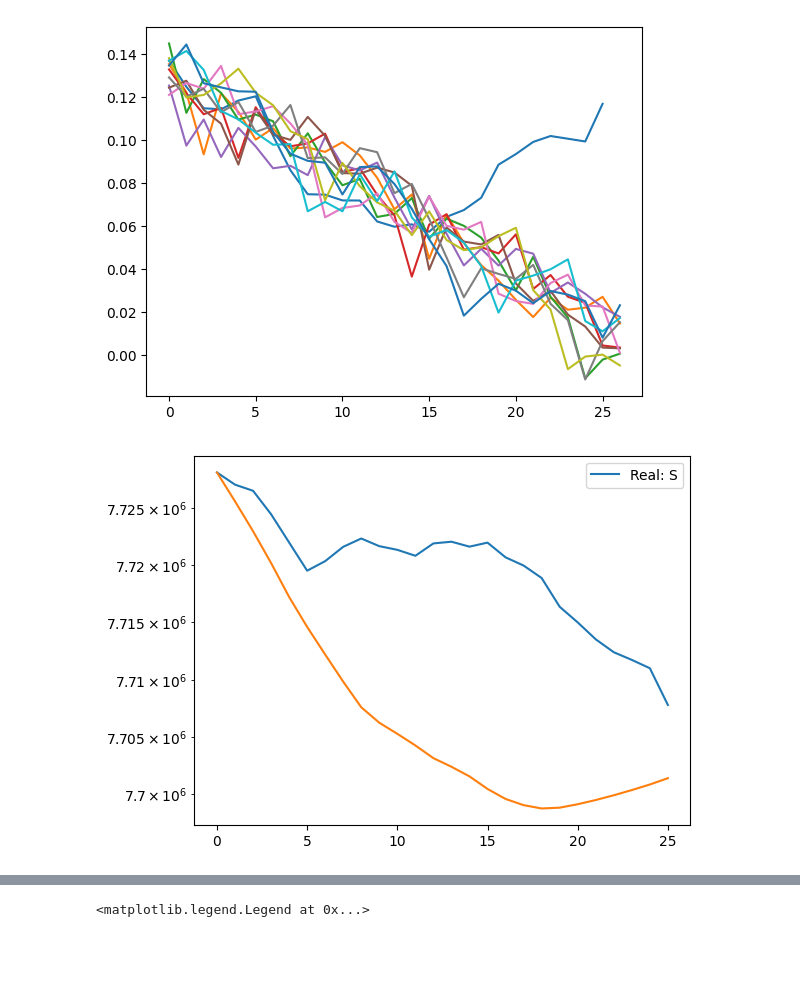
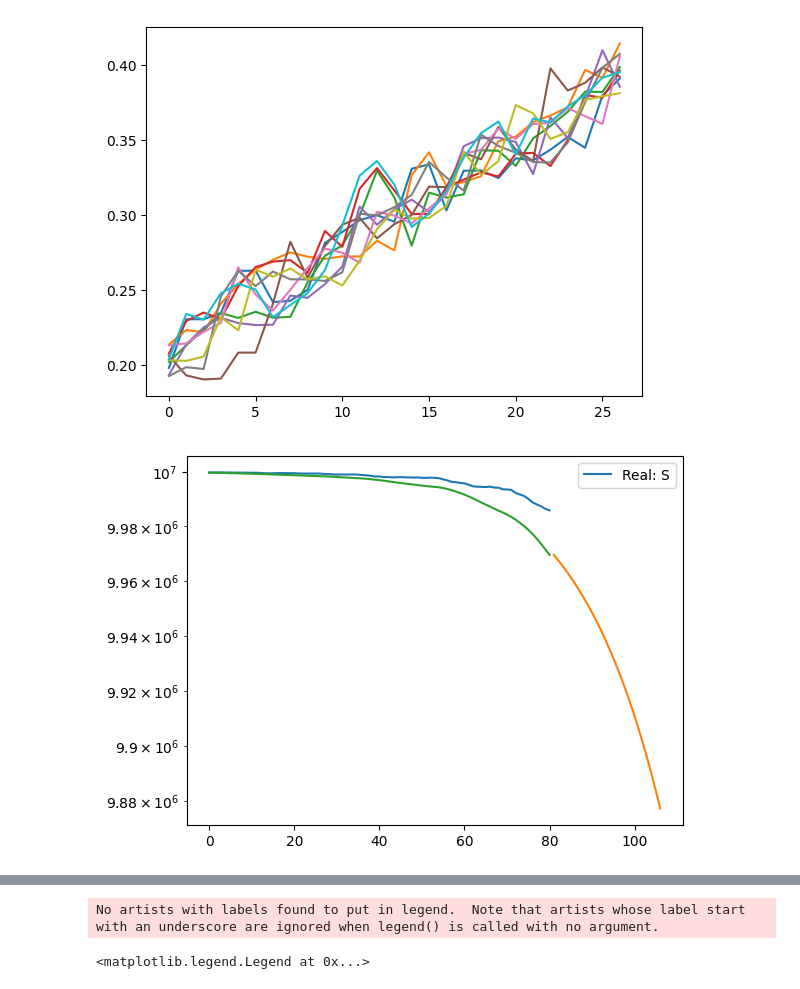
Before and after one commit to atiumcache/PF_forecast, a Jupyter notebook: juptyer notebooks/LSODA_forecasting.ipynb, the cells around one changed output, grey strips where cells are left out. Drawn from its saved outputs; the diff is of its cells as text; code cells hidden in the pictures; blank space fills up the shorter version.

```diff
--- a/juptyer notebooks/LSODA_forecasting.ipynb
+++ b/juptyer notebooks/LSODA_forecasting.ipynb
@@ -6,12 +6,15 @@ from scipy.integrate import solve_ivp
 import sys
 import pandas as pd
 
-state = "AZ"
+state_name = "MI"
 
-predicted_beta = pd.read_csv('../datasets/out_beta_trj_bootp.csv').to_numpy()
+predicted_beta = pd.read_csv('../datasets/Out_prog3/out_logit-beta_trj_rnorm.csv').to_numpy()
 predicted_beta = np.delete(predicted_beta,0,1)
 
-observations = pd.read_csv(f'../datasets/{state}_FLU_HOSPITALIZATIONS.csv').to_numpy()
+# observations = pd.read_csv(f'../datasets/{state_name}_FLU_HOSPITALIZATIONS.csv').to_numpy()
+# observations = np.delete(observations,0,1)
+
+observations = pd.read_csv(f'../datasets/{state_name}_FLU_HOSPITALIZATIONS.csv').to_numpy()
 observations = np.delete(observations,0,1)
 
 estimated_state = pd.read_csv('../datasets/ESTIMATED_STATE.csv').to_numpy()
@@ -21,13 +24,12 @@ pf_beta = pd.read_csv('../datasets/average_beta.csv').to_numpy()
 pf_beta = np.delete(pf_beta,0,1).squeeze()
 
 
-t_span = [60,86]
+t_span = [0,81]
+forecast_span = [81,107]
 
-plt.plot(pf_beta[t_span[0]:t_span[1]])
 for i in range(10):
     plt.plot(predicted_beta[i,:])
 plt.show()
-
 
 
 def RHS_H(t,state,param):
@@ -43,50 +45,55 @@ def RHS_H(t,state,param):
         dS = -param['beta'](int(t))*(S*I)/N + (1/param['L'])*R
         dI = param['beta'](int(t))*S*I/N-(1/param['D'])*I
         dR = (1/param['hosp']) * H + ((1/param['D'])*(1-(param['gamma']))*I)-(1/param['L'])*R
         dH = (1/param['D'])*(param['gamma']) * I - (1/param['hosp']) * H
 
         return np.array([dS,dI,dR,dH,new_H])
 
 def beta(t):
-    if(t < 60):
+    if(t < t_span[1]):
         return pf_beta[t]
     else:
-        return predicted_beta[5,t-60]
-    #return 0.1
-
-state = np.array([estimated_state[t_span[0] - t] for t in range(1)])
-
-state = np.mean(state,axis=0)
-
-
-y0 = np.concatenate((state,observations[t_span[0]]))
+        return 0.15
+        #return predicted_beta[5,t-forecast_span[0]]
 
 par={
 "beta":beta,
 "gamma":0.06,
 "hosp":10,
 "L":90,
 "D":10}
 
-sol =  solve_ivp(fun=lambda t,z: RHS_H(t,z,par),
-                    #jac=lambda t,z:Jacobian(t,z,par),
-                    t_span=t_span,
-                    t_eval= np.linspace(t_span[0],t_span[1],num=round(t_span[1] - t_span[0])),
-                    y0=y0,
-                    method='RK45')
+
+y0 = np.concatenate((estimated_state[0],observations[0]))
+sol = solve_ivp(fun=lambda t,z: RHS_H(t,z,par),
+                        t_span=[t_span[0],t_span[1]],
+                        t_eval = np.linspace(t_span[0],t_span[1],t_span[1] - t_span[0]),
+                        y0=y0,
+                        method='RK45').y
+
+forecast = solve_ivp(fun=lambda t,z: RHS_H(t,z,par),
+                        t_span=[forecast_span[0],forecast_span[1]],
+                        y0=sol[:,-1],
+                        t_eval = np.linspace(forecast_span[0],forecast_span[1],forecast_span[1] - forecast_span[0]),
+                        method='RK45').y
+
 
 plt.yscale('log')
 labels = ['Real: S','real: I','Real: R','Real: H']
 for i in range(4):
     plt.plot(estimated_state[t_span[0]:t_span[1],i],label = labels[i])
-    plt.plot(sol.y[i,:])
+    plt.plot(np.arange(forecast_span[0],forecast_span[1]),forecast[i,:])
+    plt.plot(sol[i,:])
     plt.legend()
     plt.show()
 
+
+
 plt.title("New Hospitalizatons")
-plt.plot(np.diff(sol.y[4,:]),label = "Simulated")
+plt.plot(np.arange(80,105),np.diff(forecast[4,:]))
+plt.plot(sol[4,:])
 plt.plot(observations[t_span[0]:t_span[1]])
 plt.legend()
 # %% [output]
-[figure, old version]
+[figure, new version]
-[figure, old version]
+[figure, new version]
@@ -96 +103,2 @@ plt.legend()
-<matplotlib.legend.Legend at 0x...>
+No artists with labels found to put in legend.  Note that artists whose label start with an underscore are ignored when legend() is called with no argument.
+<matplotlib.legend.Legend at 0x...>
```
Also changed, not shown: parts of 2 cells of this notebook, 31 other files.
